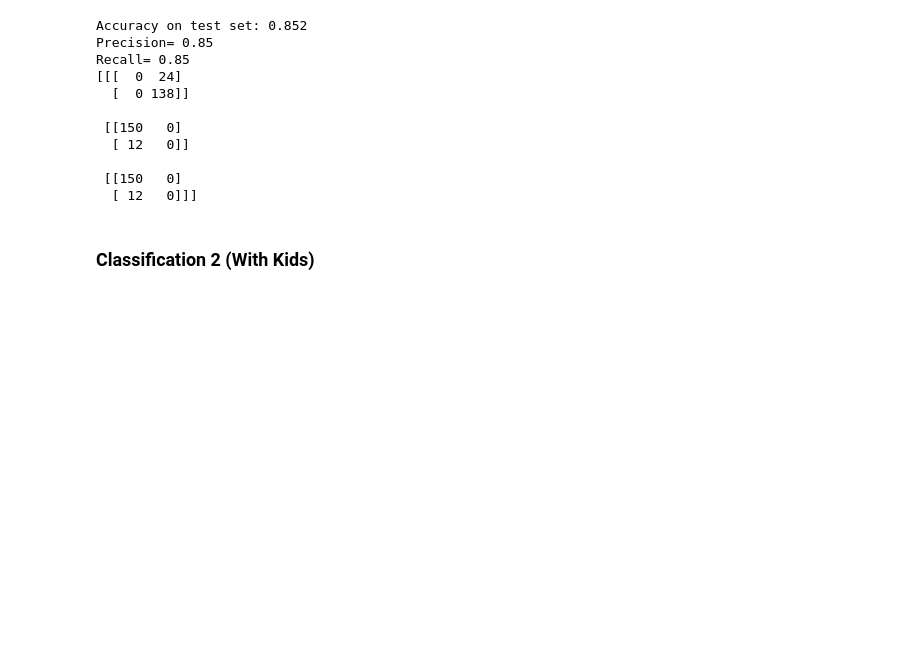
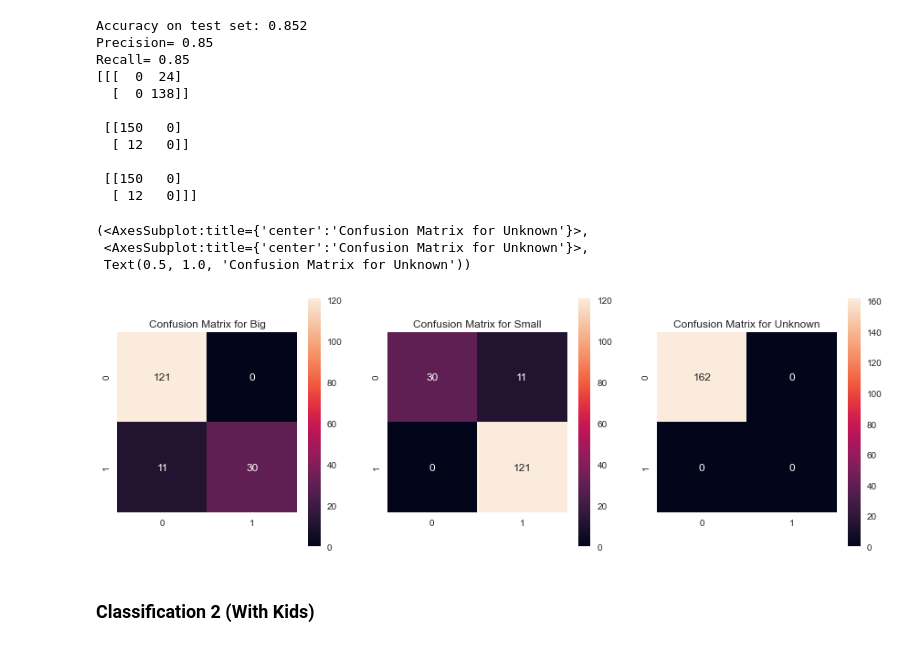
Before and after one commit to CRJoshuaa/Data-Mining-Project, a Jupyter notebook: Project_Final.ipynb, the cells around one changed output. Saved outputs shown, nothing was run; the diff lists cells and outputs as text; code cells hidden in the pictures; blank space fills up the shorter version.

```diff
--- a/Project_Final.ipynb
+++ b/Project_Final.ipynb
@@ -625,6 +628,16 @@ Recall= 0.85
 
  [[150   0]
   [ 12   0]]]
+# %%
+plt.figure(figsize=(15,5))
+plt.subplot(131),sns.heatmap(mcm[0], square=True, annot=True,fmt= '.0f'),plt.title('Confusion Matrix for Big')
+plt.subplot(132),sns.heatmap(mcm[1], square=True, annot=True,fmt= '.0f'),plt.title('Confusion Matrix for Small')
+plt.subplot(133),sns.heatmap(mcm[2], square=True, annot=True,fmt= '.0f'),plt.title('Confusion Matrix for Unknown')
+# %% [output]
+(<AxesSubplot:title={'center':'Confusion Matrix for Unknown'}>,
+ <AxesSubplot:title={'center':'Confusion Matrix for Unknown'}>,
+ Text(0.5, 1.0, 'Confusion Matrix for Unknown'))
+[figure, added]
 # %% [markdown]
 ### Classification 2 (With Kids)
 # %% [markdown]
```
Also changed, not shown: parts of 12 cells of this notebook, 1 other file.
